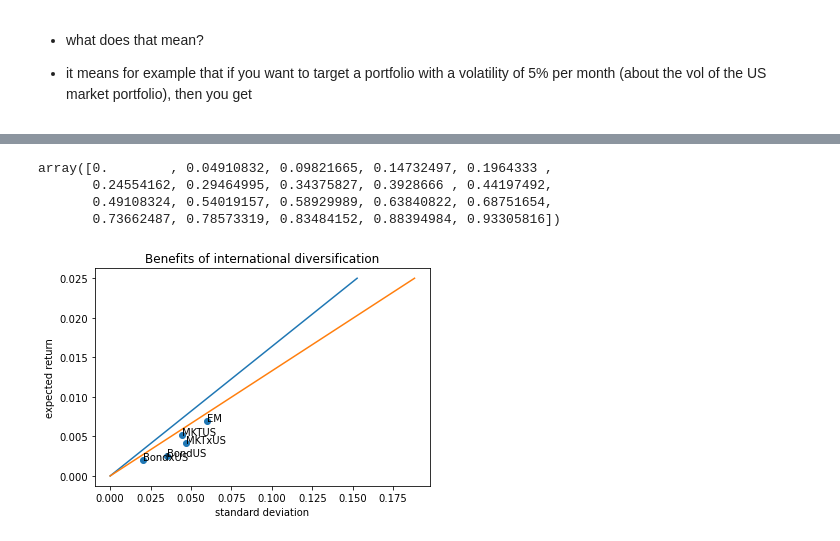
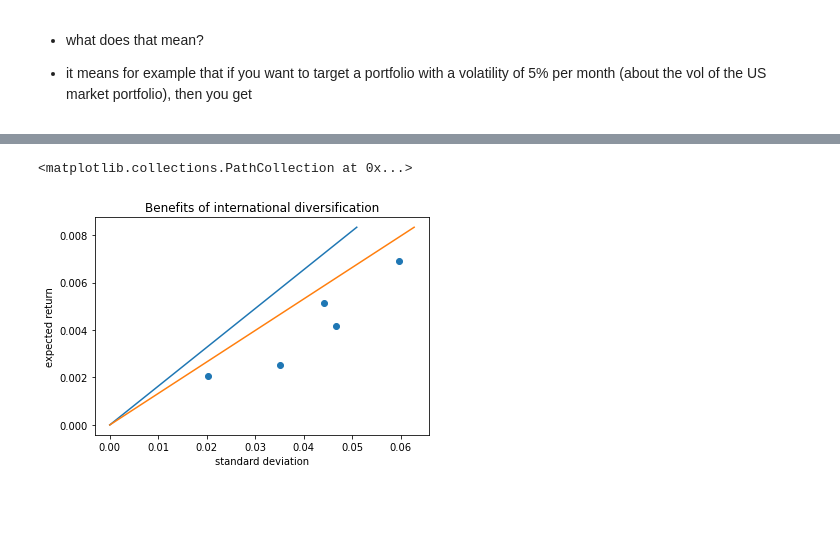
Before and after one commit to amoreira2/Lectures, a Jupyter notebook: chapters/Finance/Notebook4_CaseStudy.ipynb, the cells around one changed output, grey strips where cells are left out. Saved outputs shown, nothing was run; the diff lists cells and outputs as text; code cells hidden in the pictures; blank space fills up the shorter version.

```diff
--- a/chapters/Finance/Notebook4_CaseStudy.ipynb
+++ b/chapters/Finance/Notebook4_CaseStudy.ipynb
@@ -106,4 +89,4 @@ dtype: float64
 # %%
-SR_int=(ERe @ np.linalg.inv(Cove) @ ERe)**0.5
+SR_int=(ERe @ np.linalg.inv(CovRe) @ ERe)**0.5
 SR_int
 # %% [output]
@@ -223,0 +204,3 @@ Wmve/Wmve.sum()
+# %%
+ERe_dom=ERe[['MKTUS','BondUS']]
+CovRe_dom=CovRe.loc[['MKTUS','BondUS'],['MKTUS','BondUS']]
@@ -223,0 +209,3 @@ Wmve/Wmve.sum()
+# %%
+SR_dom=(ERe_dom @ np.linalg.inv(CovRe_dom) @ ERe_dom)**0.5
+print(SR_dom*12**0.5)
@@ -267,52 +270,0 @@ array([0.        , 0.01578947, 0.03157895, 0.04736842, 0.06315789,
-# %%
-STD_MVE_int=(Wmve['wghts_int'] @ Cove @ Wmve['wghts_int'].T)**0.5
-
-ER_MVE_int=(Wmve['wghts_int'] @ Re.mean())
-#   proportion of money investing in the international portfolio
-#lam=mu_target/(SR_int**2)
-lam=mu_target/(ER_MVE_int)
-lam
-# %% [output]
-array([0.        , 0.04910832, 0.09821665, 0.14732497, 0.1964333 ,
-       0.24554162, 0.29464995, 0.34375827, 0.3928666 , 0.44197492,
-       0.49108324, 0.54019157, 0.58929989, 0.63840822, 0.68751654,
-       0.73662487, 0.78573319, 0.83484152, 0.88394984, 0.93305816])
-# %%
-# Lets visualize this in a plot including the two investment frontiers
-
-# set different expected return targets
-mu_target=np.linspace(0,0.025,20)
-# international portfolios
-#   standard deviation of the international portfolio
-STD_MVE_int=(Wmve['wghts_int'] @ Cove @ Wmve['wghts_int'].T)**0.5
-
-ER_MVE_int=(Wmve['wghts_int'] @ Re.mean())
-#   proportion of money investing in the international portfolio
-lam=mu_target/(SR_int**2)
-lam=mu_target/(ER_MVE_int)
-
-#   standard deviation of the investment portfolio
-STD_target_int=lam*STD_MVE_int
-
-# do the plot
-plt.plot(STD_target_int,mu_target)
-
-#Domestic portfolios
-STD_MVE_dom=(Wmve.loc[['MKTUS','BondUS'],'wghts_dom'] @ Covdom @ Wmve.loc[['MKTUS','BondUS'],'wghts_dom'].T)**0.5
-
-STD_target_dom=mu_target/(SR_dom**2)*STD_MVE_dom
-plt.plot(STD_target_dom,mu_target)
-plt.scatter(Re.std(),Re.mean())
-
-# lets add some labels so we know which point is each portfolio
-# First time that I use loop? If yes discuss
-
-for label in Re.columns :
-   plt.text(Re.std()[label],Re.mean()[label],label)
-
-plt.xlabel('standard deviation')
-plt.ylabel('expected return')
-plt.title('Benefits of international diversification')
-plt.show()
-# %% [output]
-[figure, removed]
@@ -320,0 +271,19 @@ plt.show()
+# %%
+# Lets visualize this in a plot including the two investment frontiers
+
+# set different expected return targets
+mu_target=np.linspace(0,0.1/12,20)
+# international portfolios
+
+plt.plot(mu_target/SR_int,mu_target)
+
+#Domestic portfolios
+plt.plot(mu_target/SR_dom,mu_target)
+#Individual assets
+plt.xlabel('standard deviation')
+plt.ylabel('expected return')
+plt.title('Benefits of international diversification')
+plt.scatter(Re.std(),Re.mean())
+# %% [output]
+<matplotlib.collections.PathCollection at 0x...>
+[figure, added]
```
Also changed, not shown: parts of 44 cells of this notebook, 6 other files.
